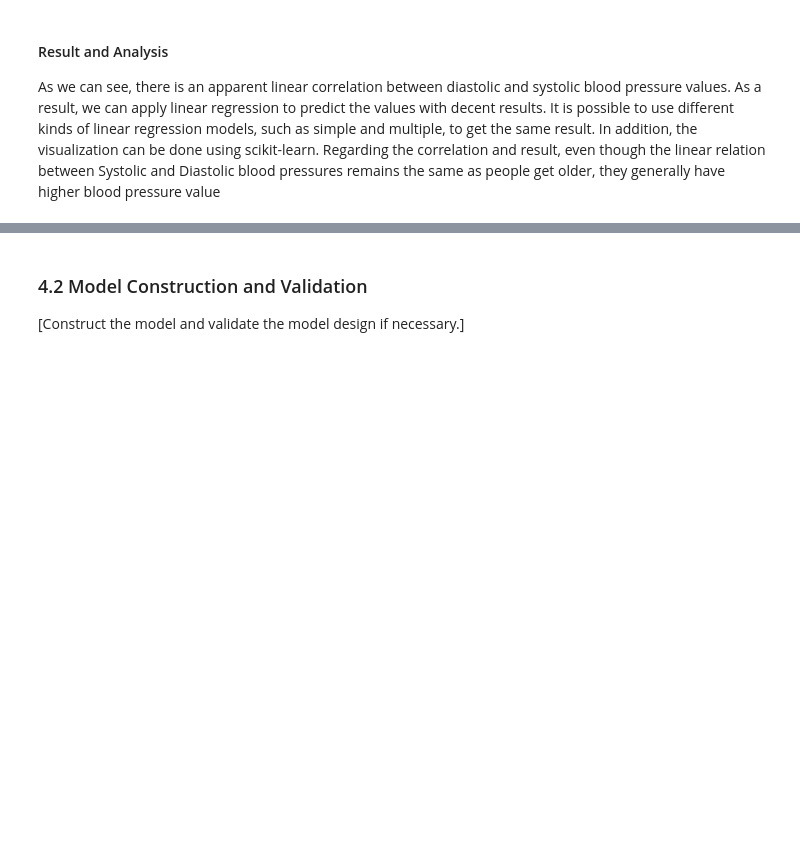
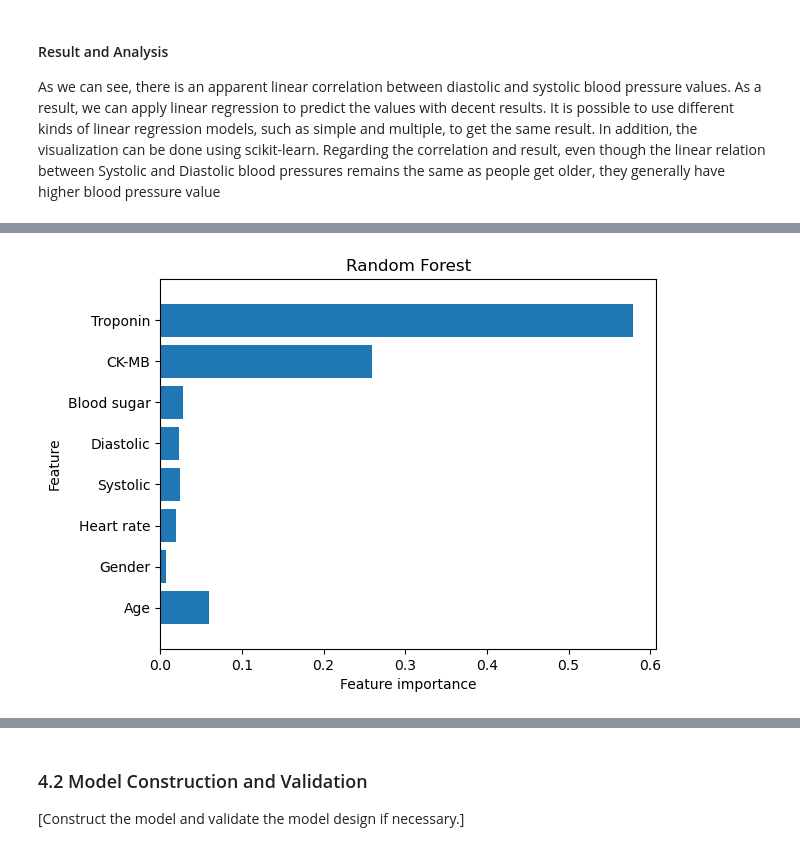
Before and after one commit to berkinKagan/DataVis, a Jupyter notebook: Miniproject_template (1).ipynb, the cells around one changed output, grey strips where cells are left out. Saved outputs shown, nothing was run; the diff lists cells and outputs as text; code cells hidden in the pictures; blank space fills up the shorter version.

```diff
--- a/Miniproject_template (1).ipynb
+++ b/Miniproject_template (1).ipynb
@@ -657,0 +658,4 @@ Regarding the correlation and result, even though the linear relation between Sy
+# %%
+plot_feature_importances(forest, feature_cols, 'Random Forest')
+# %% [output]
+[figure, added]
```
Also changed, not shown: parts of 51 cells of this notebook.
